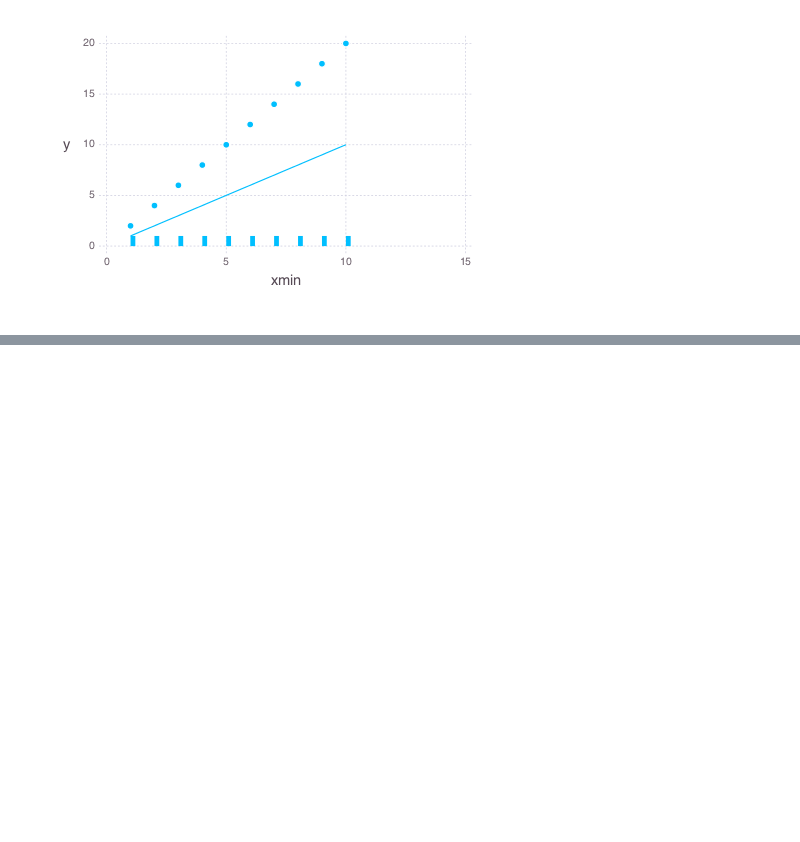
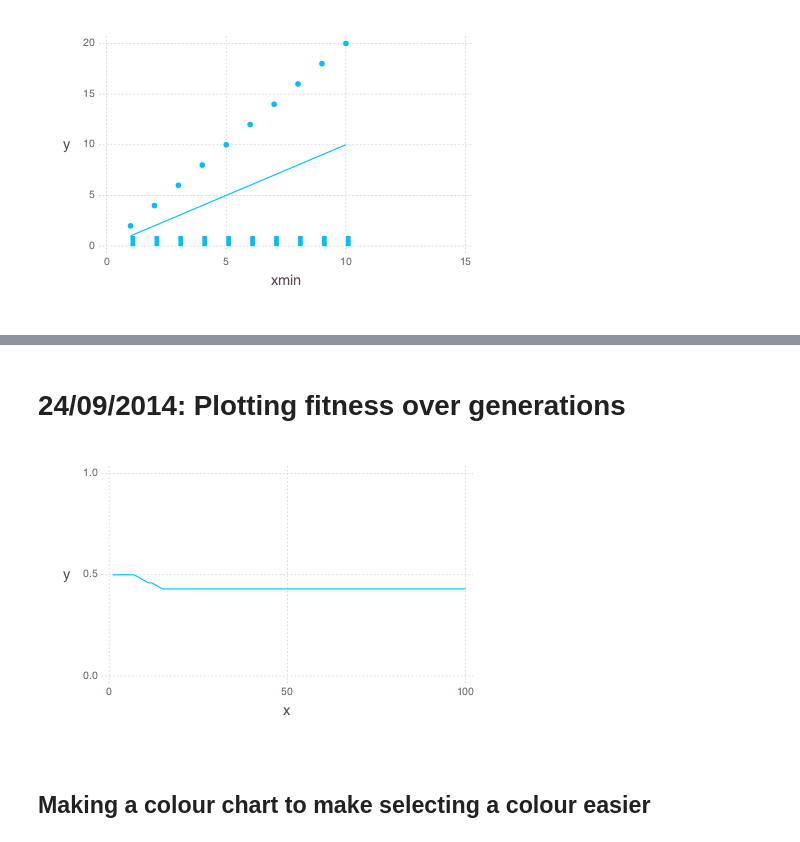
Before and after one commit to Treblesteph/network_evo, a Jupyter notebook: Lab Book.ipynb, the cells around one changed output, grey strips where cells are left out. Drawn from its saved outputs; the diff is of its cells as text; code cells hidden in the pictures; blank space fills up the shorter version.

```diff
--- a/Lab Book.ipynb
+++ b/Lab Book.ipynb
@@ -149,0 +236,11 @@ layer(x = xvals, y = 2 * xvals, Geom.point),
+# %% [markdown]
+# 24/09/2014: Plotting fitness over generations
+# %%
+fitnesses = dat["all_fitnesses"]
+plot(x = 1:length(fitnesses), y = fitnesses, Geom.line,
+     Scale.x_continuous(minvalue=0, maxvalue=length(fitnesses)),
+     Scale.y_continuous(minvalue=0, maxvalue=1))
+# %% [output]
+[figure, added]
+# %% [markdown]
+## Making a colour chart to make selecting a colour easier
```
Also changed, not shown: parts of 15 cells of this notebook.
